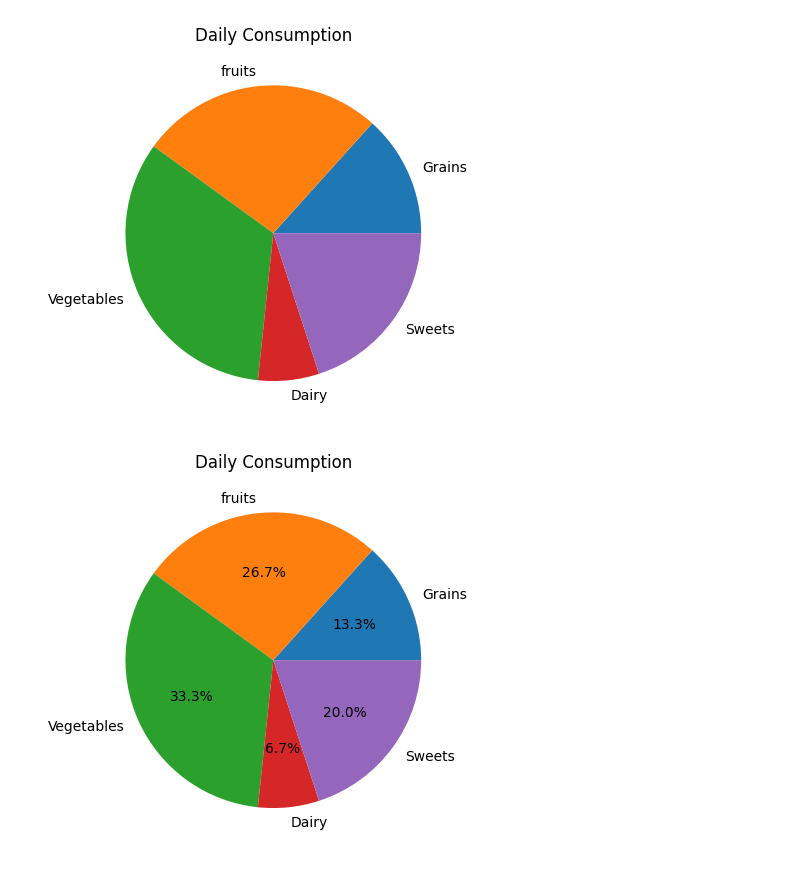
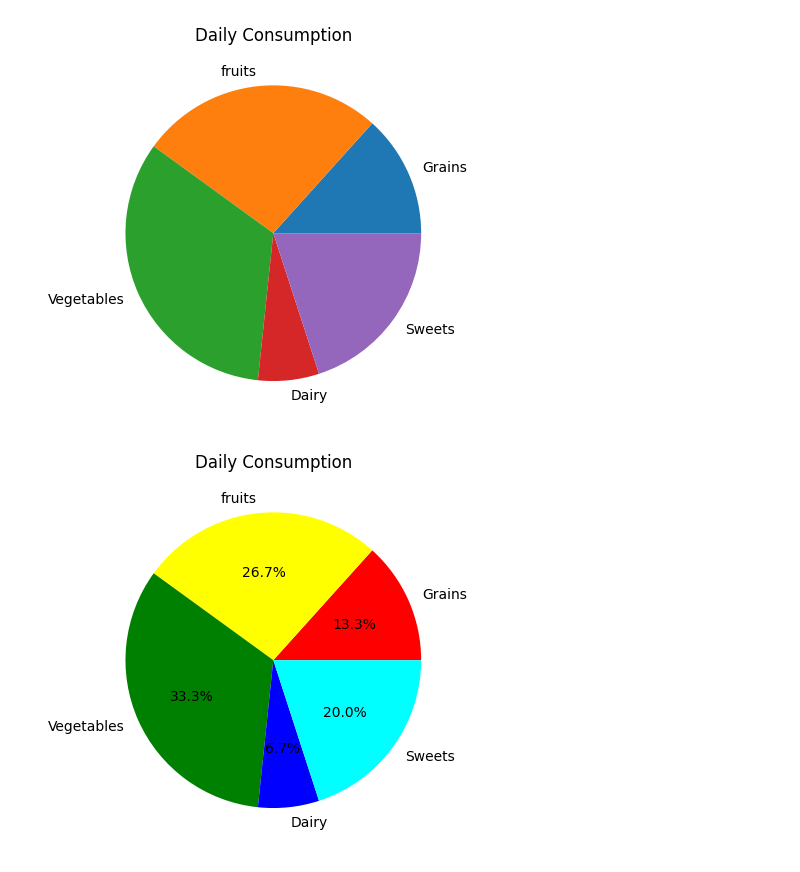
Before and after one commit to BhuVanesh5512/Practice, a Jupyter notebook: matplot.ipynb, the cells around one changed output. Cells and saved outputs as stored; diff of their text form; code cells hidden in the pictures.

```diff
--- a/matplot.ipynb
+++ b/matplot.ipynb
@@ -150,10 +150,11 @@ plt.show()
 # %%
 categories = np.array(["Grains","fruits","Vegetables","Dairy","Sweets"])
 values = np.array([2,4,5,1,3])
-plt.pie(values,labels = categories,autopct="%1.1f%%" )#autopct is used for percentage % used for formatting here so we use in f
+colors =["red","yellow","green","blue","cyan"]
+plt.pie(values,labels = categories,autopct="%1.1f%%",colors=colors )#autopct is used for percentage; % used for formatting here so we use in f%%
 plt.title("Daily Consumption")
 #plt.xlabel("Food")
 #plt.ylabel("Quantity")
 plt.show()
 # %% [output]
-[figure, old version]
+[figure, new version]
```
Also changed, not shown: parts of 6 cells of this notebook.
